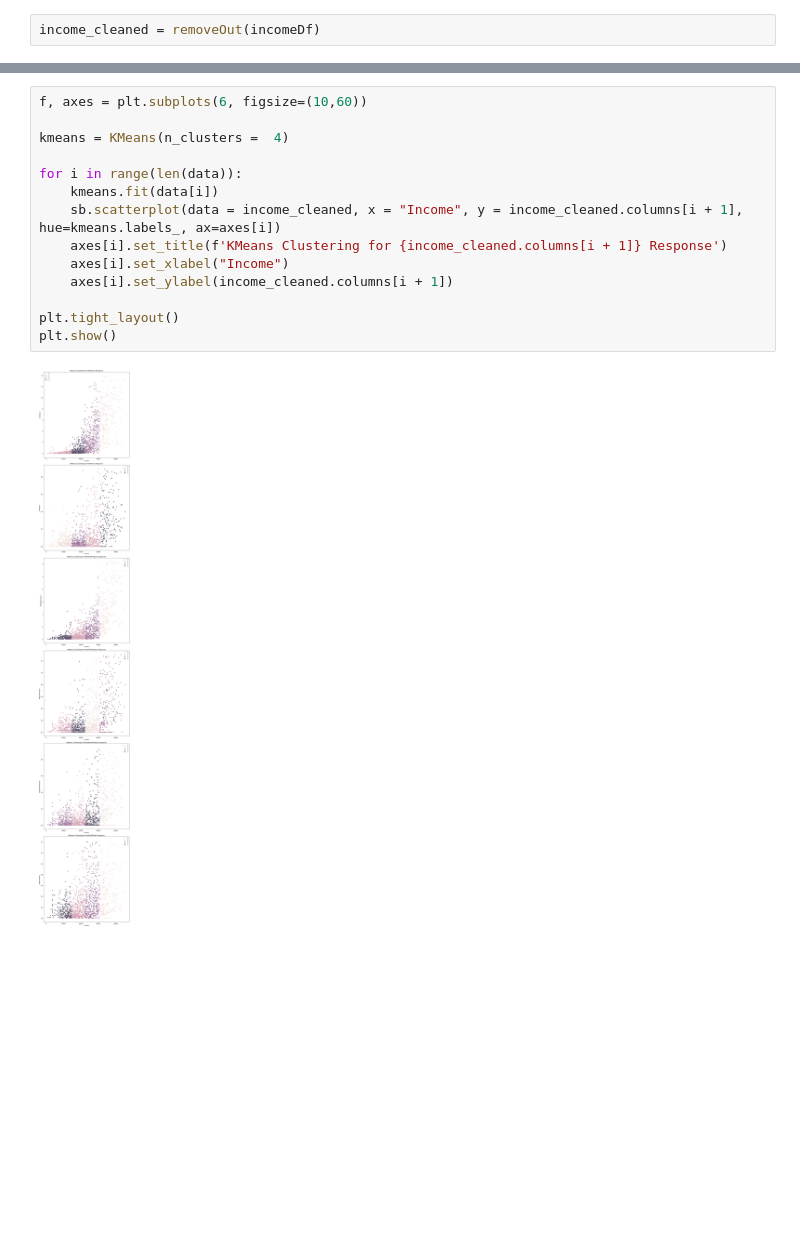
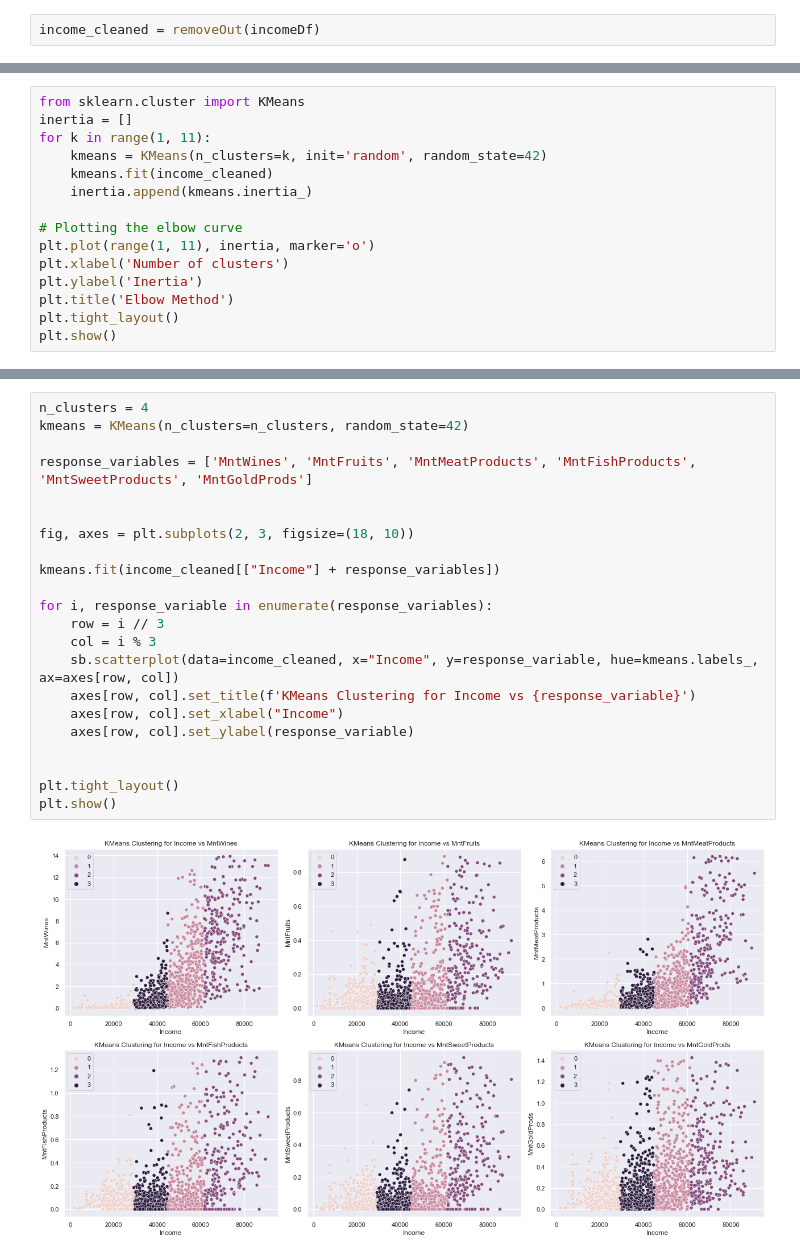
Before and after one commit to dcjh/1015_Mini_Project, a Jupyter notebook: Income_EDA.ipynb, the cells around one changed output, grey strips where cells are left out. Saved outputs shown, nothing was run; the diff lists cells and outputs as text; blank space fills up the shorter version.

```diff
--- a/Income_EDA.ipynb
+++ b/Income_EDA.ipynb
@@ -162,0 +140,15 @@ plt.show()
+# %%
+from sklearn.cluster import KMeans
+inertia = []
+for k in range(1, 11):
+    kmeans = KMeans(n_clusters=k, init='random', random_state=42)
+    kmeans.fit(income_cleaned)
+    inertia.append(kmeans.inertia_)
+
+# Plotting the elbow curve
+plt.plot(range(1, 11), inertia, marker='o')
+plt.xlabel('Number of clusters')
+plt.ylabel('Inertia')
+plt.title('Elbow Method')
+plt.tight_layout()
+plt.show()
@@ -163,16 +157,24 @@ plt.show()
 # %%
-f, axes = plt.subplots(6, figsize=(10,60))
+n_clusters = 4
+kmeans = KMeans(n_clusters=n_clusters, random_state=42)
 
-kmeans = KMeans(n_clusters =  4)
+response_variables = ['MntWines', 'MntFruits', 'MntMeatProducts', 'MntFishProducts', 'MntSweetProducts', 'MntGoldProds']
 
-for i in range(len(data)):
-    kmeans.fit(data[i])
-    sb.scatterplot(data = income_cleaned, x = "Income", y = income_cleaned.columns[i + 1], hue=kmeans.labels_, ax=axes[i])
-    axes[i].set_title(f'KMeans Clustering for {income_cleaned.columns[i + 1]} Response')
-    axes[i].set_xlabel("Income")
-    axes[i].set_ylabel(income_cleaned.columns[i + 1])
+
+fig, axes = plt.subplots(2, 3, figsize=(18, 10))
+
+kmeans.fit(income_cleaned[["Income"] + response_variables])
+
+for i, response_variable in enumerate(response_variables):
+    row = i // 3
+    col = i % 3
+    sb.scatterplot(data=income_cleaned, x="Income", y=response_variable, hue=kmeans.labels_, ax=axes[row, col])
+    axes[row, col].set_title(f'KMeans Clustering for Income vs {response_variable}')
+    axes[row, col].set_xlabel("Income")
+    axes[row, col].set_ylabel(response_variable)
+
 
 plt.tight_layout()
 plt.show()
 # %% [output]
-[figure, old version]
+[figure, new version]
```
Also changed, not shown: parts of 8 cells of this notebook, 1 other file.
